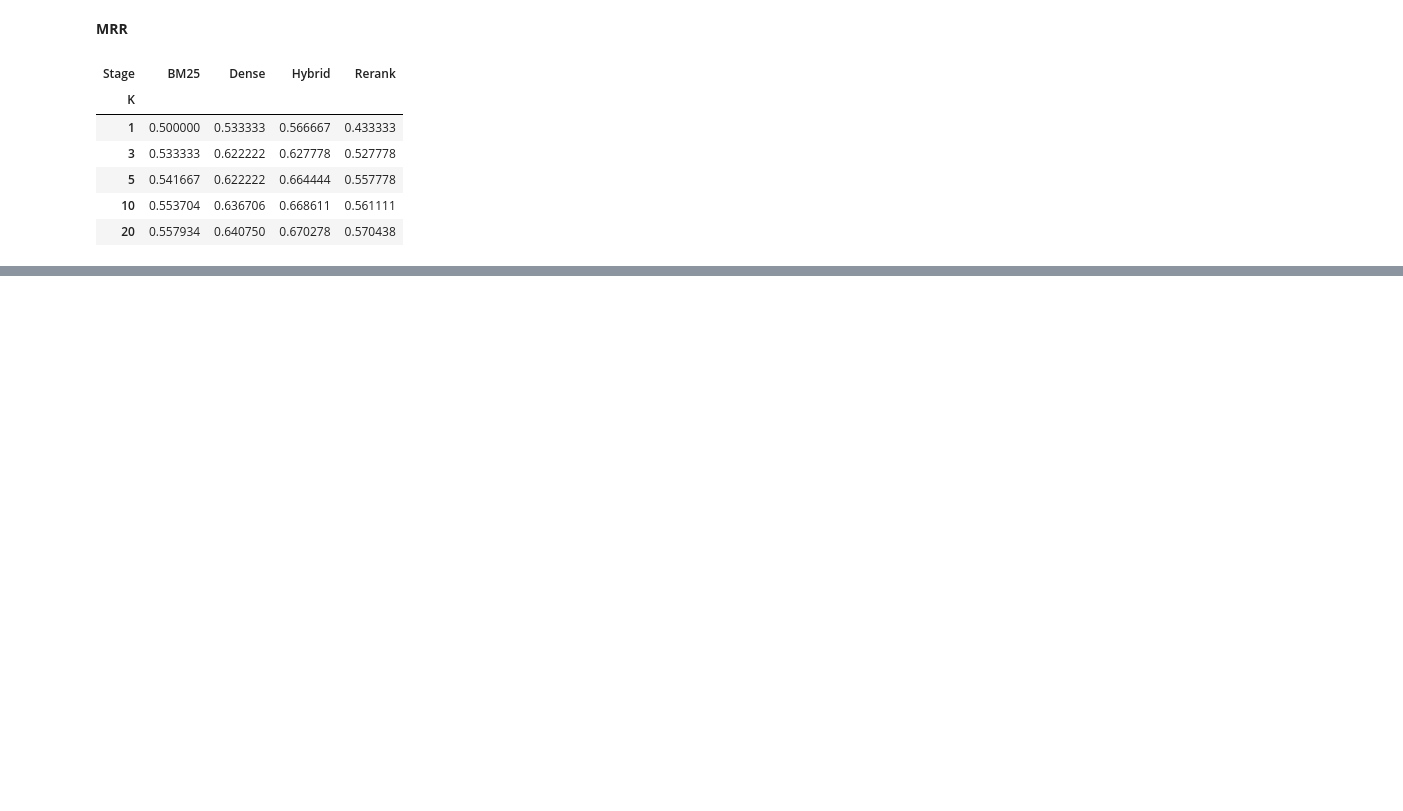
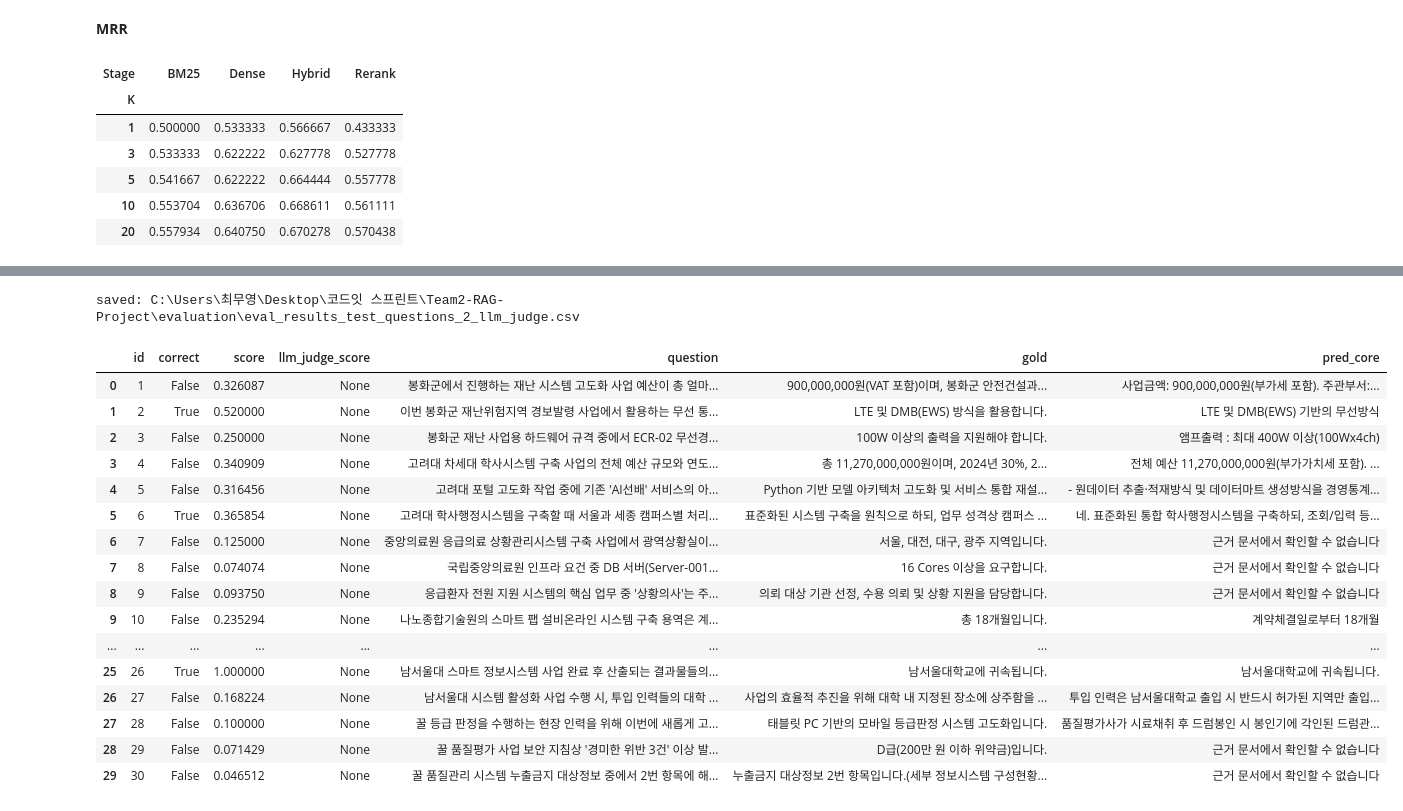
Before and after one commit to juyoung-song/Team2-RAG-Project, a Jupyter notebook: notebook/run_eval.ipynb, the cells around one changed output, grey strips where cells are left out. Cells and saved outputs as stored; diff of their text form; code cells hidden in the pictures; blank space fills up the shorter version.

Commit message:
generator eval

```diff
--- a/notebook/run_eval.ipynb
+++ b/notebook/run_eval.ipynb
@@ -509,0 +765,9 @@ pivot_mrr
+# %%
+EVAL_PY = ROOT / "evaluation" / "evaluate.py"
+DATASET = ROOT / "evaluation" / "test_questions_2.json"
+
+assert EVAL_PY.exists(), f"evaluate.py 없음: {EVAL_PY}"
+assert DATASET.exists(), f"test_questions_2.json 없음: {DATASET}"
+
+print("EVAL_PY:", EVAL_PY)
+print("DATASET:", DATASET)
@@ -509,0 +779,8 @@ pivot_mrr
+# %%
+from src.generator import get_rag_chain
+
+chain = get_rag_chain()
+
+# (선택) 스모크 테스트
+print(chain.invoke("남서울대 학사행정 암호화 사업 추진 배경에 언급된 기존 시스템의 주요 보안 취약점은 무엇인가요?")[:300])
+# print(ask(chain, "남서울대 학사행정 암호화 사업 추진 배경에 언급된 기존 시스템의 주요 보안 취약점은 무엇인가요?"))
@@ -509,0 +797,11 @@ pivot_mrr
+# %%
+from evaluation.evaluate import run_evaluation
+
+results = run_evaluation(
+    chain=chain,
+    dataset_path=str(DATASET),
+    threshold=0.35,
+    use_langfuse=False,
+    pred_preview_chars=300,
+    retriever=None,   # LLM judge까지 쓰려면 아래 5) 참고
+)
@@ -509,0 +948,36 @@ pivot_mrr
+# %%
+import pandas as pd
+
+df = pd.DataFrame(results)
+df_llm_judge = pd.DataFrame(results_llm_as_a_judge)
+#display(df[["id","correct","score","llm_judge_score","question","gold","pred_core"]].head(10))
+
+OUT = ROOT / "evaluation" / "eval_results_test_questions_2.csv"
+df.to_csv(OUT, index=False, encoding="utf-8-sig")
+
+OUT = ROOT / "evaluation" / "eval_results_test_questions_2_llm_judge.csv"
+df_llm_judge.to_csv(OUT, index=False, encoding="utf-8-sig")
+
+print("saved:", OUT)
+# %% [output]
+saved: C:\Users\최무영\Desktop\코드잇 스프린트\Team2-RAG-Project\evaluation\eval_results_test_questions_2_llm_judge.csv
+# %%
+df[["id","correct","score","llm_judge_score","question","gold","pred_core"]]
+# %% [output]
+|  | id | correct | score | llm_judge_score | question | gold | pred_core |
+| 0 | 1 | False | 0.326087 | None | 봉화군에서 진행하는 재난 시스템 고도화 사업 예산이 총 얼마... | 900,000,000원(VAT 포함)이며, 봉화군 안전건설과... | 사업금액: 900,000,000원(부가세 포함). 주관부서:... |
+| 1 | 2 | True | 0.520000 | None | 이번 봉화군 재난위험지역 경보발령 사업에서 활용하는 무선 통... | LTE 및 DMB(EWS) 방식을 활용합니다. | LTE 및 DMB(EWS) 기반의 무선방식 |
+| 2 | 3 | False | 0.250000 | None | 봉화군 재난 사업용 하드웨어 규격 중에서 ECR-02 무선경... | 100W 이상의 출력을 지원해야 합니다. | 앰프출력 : 최대 400W 이상(100Wx4ch) |
+| 3 | 4 | False | 0.340909 | None | 고려대 차세대 학사시스템 구축 사업의 전체 예산 규모와 연도... | 총 11,270,000,000원이며, 2024년 30%, 2... | 전체 예산 11,270,000,000원(부가가치세 포함). ... |
+| 4 | 5 | False | 0.316456 | None | 고려대 포털 고도화 작업 중에 기존 'AI선배' 서비스의 아... | Python 기반 모델 아키텍처 고도화 및 서비스 통합 재설... | - 원데이터 추출·적재방식 및 데이터마트 생성방식을 경영통계... |
+| 5 | 6 | True | 0.365854 | None | 고려대 학사행정시스템을 구축할 때 서울과 세종 캠퍼스별 처리... | 표준화된 시스템 구축을 원칙으로 하되, 업무 성격상 캠퍼스 ... | 네. 표준화된 통합 학사행정시스템을 구축하되, 조회/입력 등... |
+| 6 | 7 | False | 0.125000 | None | 중앙의료원 응급의료 상황관리시스템 구축 사업에서 광역상황실이... | 서울, 대전, 대구, 광주 지역입니다. | 근거 문서에서 확인할 수 없습니다 |
+| 7 | 8 | False | 0.074074 | None | 국립중앙의료원 인프라 요건 중 DB 서버(Server-001... | 16 Cores 이상을 요구합니다. | 근거 문서에서 확인할 수 없습니다 |
+| 8 | 9 | False | 0.093750 | None | 응급환자 전원 지원 시스템의 핵심 업무 중 '상황의사'는 주... | 의뢰 대상 기관 선정, 수용 의뢰 및 상황 지원을 담당합니다. | 근거 문서에서 확인할 수 없습니다 |
+| 9 | 10 | False | 0.235294 | None | 나노종합기술원의 스마트 팹 설비온라인 시스템 구축 용역은 계... | 총 18개월입니다. | 계약체결일로부터 18개월 |
+| ... | ... | ... | ... | ... | ... | ... | ... |
+| 25 | 26 | True | 1.000000 | None | 남서울대 스마트 정보시스템 사업 완료 후 산출되는 결과물들의... | 남서울대학교에 귀속됩니다. | 남서울대학교에 귀속됩니다. |
+| 26 | 27 | False | 0.168224 | None | 남서울대 시스템 활성화 사업 수행 시, 투입 인력들의 대학 ... | 사업의 효율적 추진을 위해 대학 내 지정된 장소에 상주함을 ... | 투입 인력은 남서울대학교 출입 시 반드시 허가된 지역만 출입... |
+| 27 | 28 | False | 0.100000 | None | 꿀 등급 판정을 수행하는 현장 인력을 위해 이번에 새롭게 고... | 태블릿 PC 기반의 모바일 등급판정 시스템 고도화입니다. | 품질평가사가 시료채취 후 드럼봉인 시 봉인기에 각인된 드럼관... |
+| 28 | 29 | False | 0.071429 | None | 꿀 품질평가 사업 보안 지침상 '경미한 위반 3건' 이상 발... | D급(200만 원 이하 위약금)입니다. | 근거 문서에서 확인할 수 없습니다 |
+| 29 | 30 | False | 0.046512 | None | 꿀 품질관리 시스템 누출금지 대상정보 중에서 2번 항목에 해... | 누출금지 대상정보 2번 항목입니다.(세부 정보시스템 구성현황... | 근거 문서에서 확인할 수 없습니다 |
```
Also changed, not shown: parts of 50 cells of this notebook, 8 other files.
